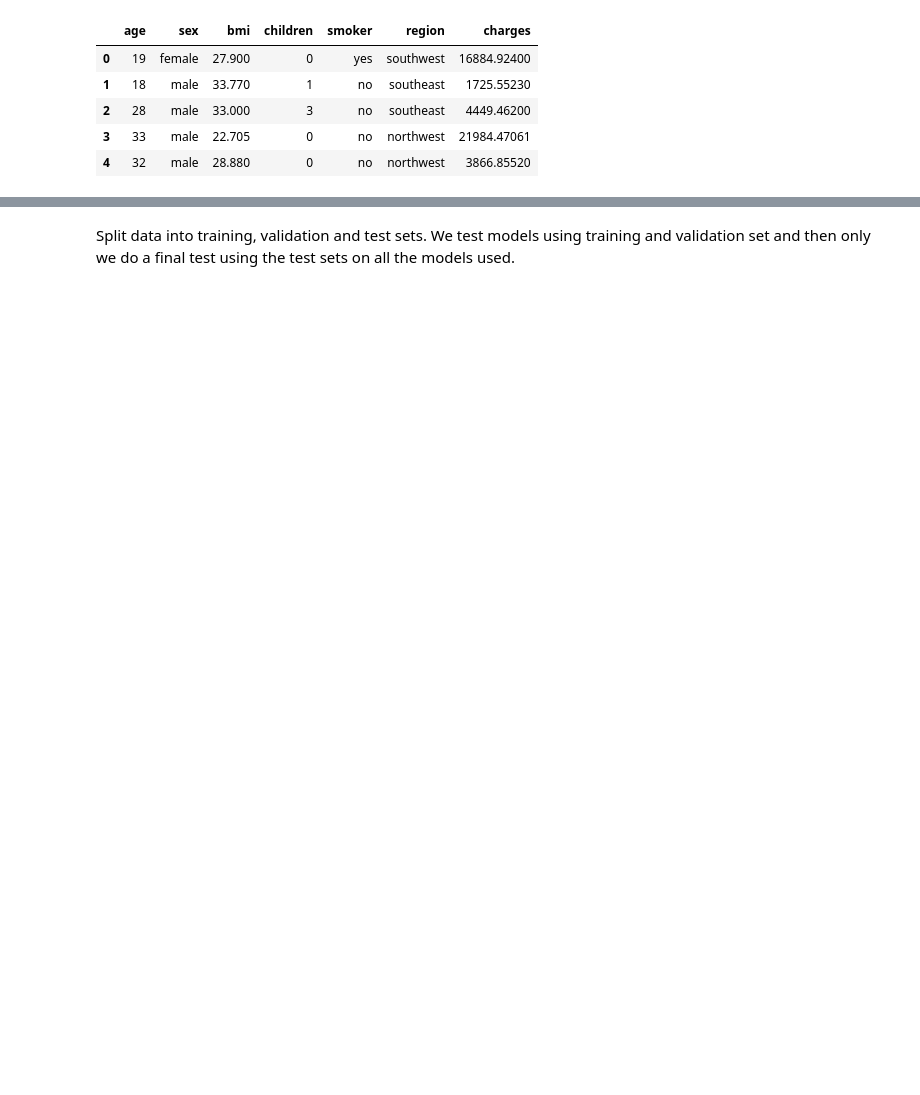
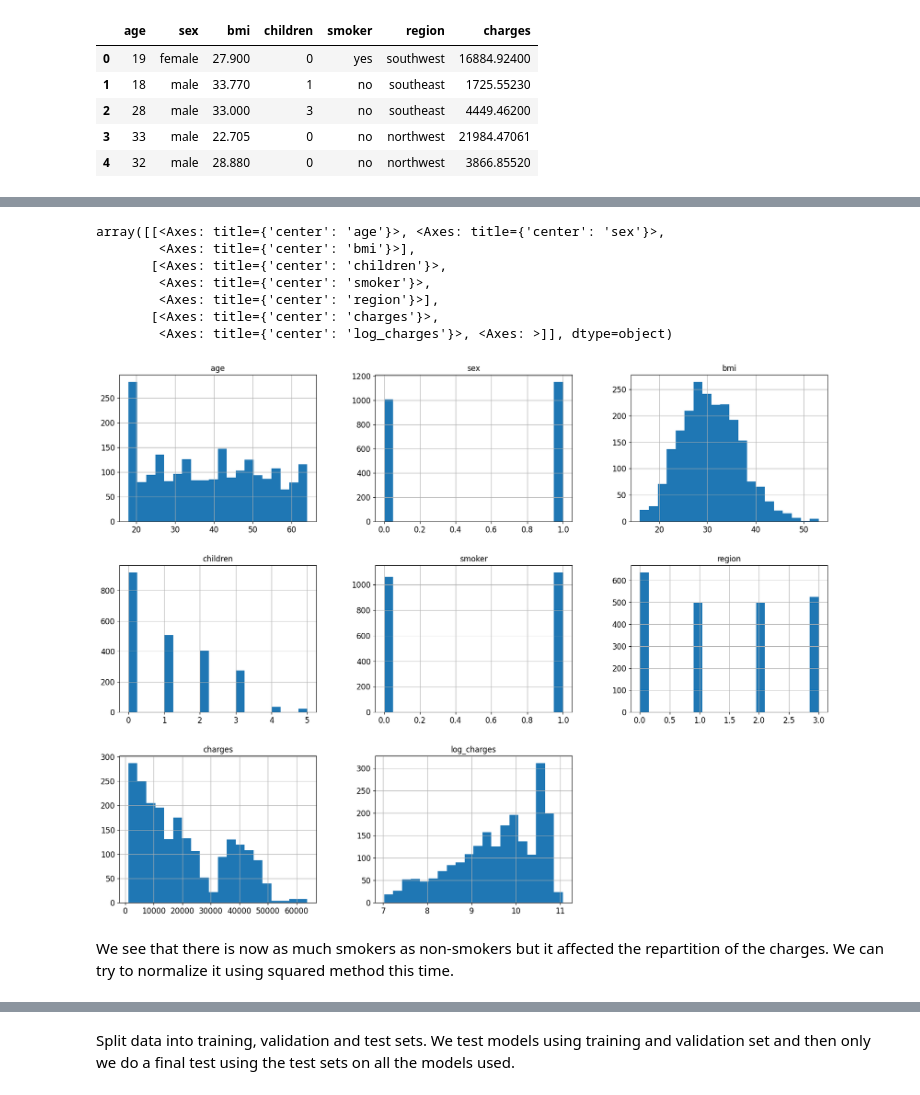
Before and after one commit to Ahsanfyfy/Project-Group-3, a Jupyter notebook: preprocessing.ipynb, the cells around one changed output, grey strips where cells are left out. Drawn from its saved outputs; the diff is of its cells as text; code cells hidden in the pictures; blank space fills up the shorter version.

```diff
--- a/preprocessing.ipynb
+++ b/preprocessing.ipynb
@@ -14,0 +117,13 @@ df.head(5)
+# %%
+smoker_df.hist(bins=20, figsize=(20,15))
+# %% [output]
+array([[<Axes: title={'center': 'age'}>, <Axes: title={'center': 'sex'}>,
+        <Axes: title={'center': 'bmi'}>],
+       [<Axes: title={'center': 'children'}>,
+        <Axes: title={'center': 'smoker'}>,
+        <Axes: title={'center': 'region'}>],
+       [<Axes: title={'center': 'charges'}>,
+        <Axes: title={'center': 'log_charges'}>, <Axes: >]], dtype=object)
+[figure, added]
+# %% [markdown]
+We see that there is now as much smokers as non-smokers but it affected the repartition of the charges. We can try to normalize it using squared method this time.
```
Also changed, not shown: parts of 20 cells of this notebook, 1 other file.
